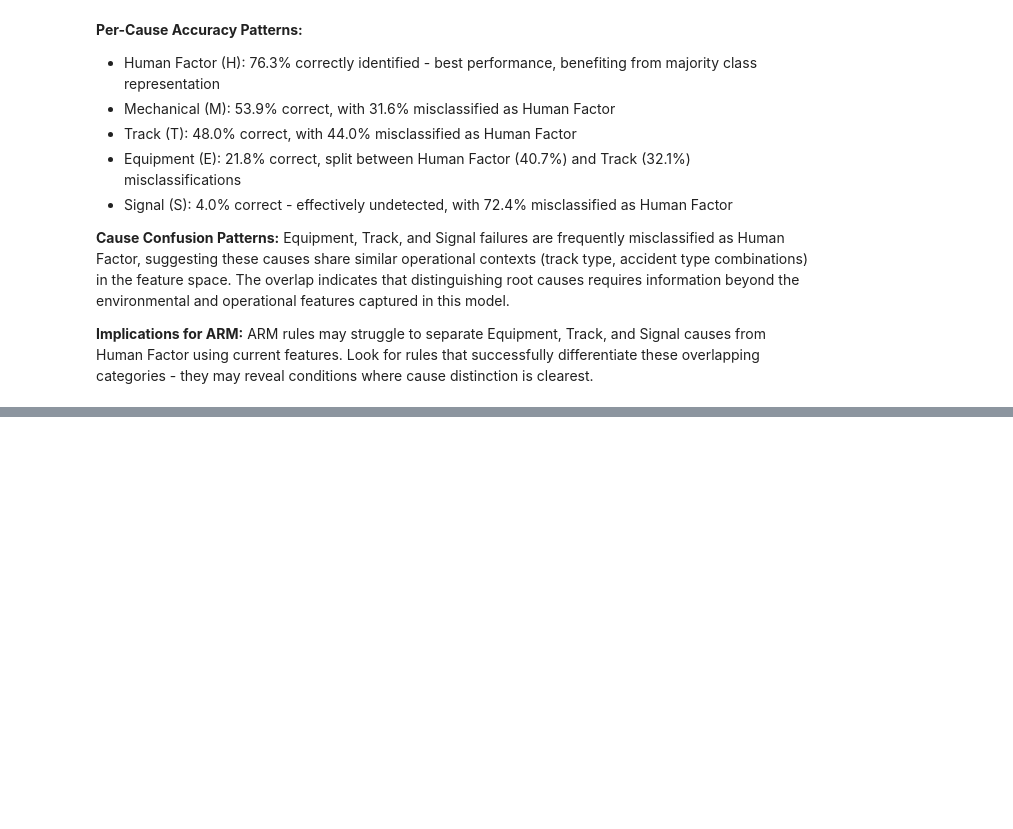
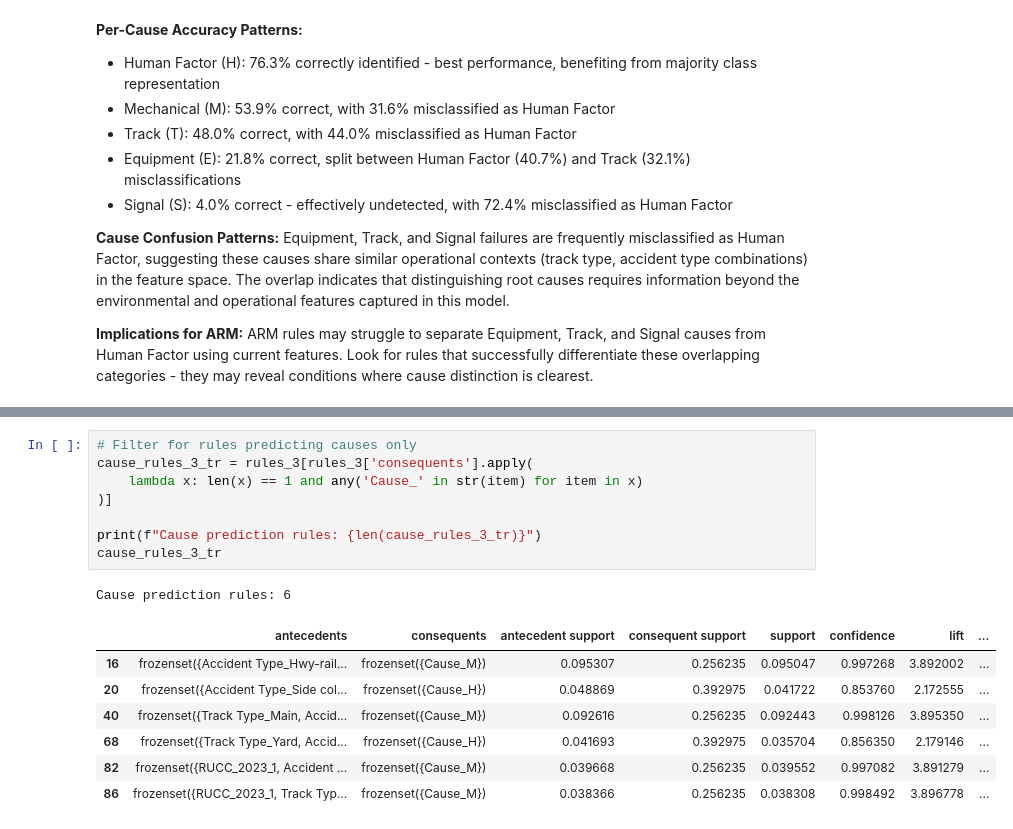
Before and after one commit to TimothyHHMai/rail-risk-census-analysis-521, a Jupyter notebook: notebooks/phase-3-arm-cba-modeling.ipynb, the cells around one changed output, grey strips where cells are left out. Cells and saved outputs as stored; diff of their text form; blank space fills up the shorter version.

```diff
--- a/notebooks/phase-3-arm-cba-modeling.ipynb
+++ b/notebooks/phase-3-arm-cba-modeling.ipynb
@@ -338,0 +428,17 @@ ARM rules may struggle to separate Equipment, Track, and Signal causes from Huma
+# %%
+# Filter for rules predicting causes only
+cause_rules_3_tr = rules_3[rules_3['consequents'].apply(
+    lambda x: len(x) == 1 and any('Cause_' in str(item) for item in x)
+)]
+
+print(f"Cause prediction rules: {len(cause_rules_3_tr)}")
+cause_rules_3_tr
+# %% [output]
+Cause prediction rules: 6
+|  | antecedents | consequents | antecedent support | consequent support | support | confidence | lift | ... |
+| 16 | frozenset({Accident Type_Hwy-rail... | frozenset({Cause_M}) | 0.095307 | 0.256235 | 0.095047 | 0.997268 | 3.892002 | ... |
+| 20 | frozenset({Accident Type_Side col... | frozenset({Cause_H}) | 0.048869 | 0.392975 | 0.041722 | 0.853760 | 2.172555 | ... |
+| 40 | frozenset({Track Type_Main, Accid... | frozenset({Cause_M}) | 0.092616 | 0.256235 | 0.092443 | 0.998126 | 3.895350 | ... |
+| 68 | frozenset({Track Type_Yard, Accid... | frozenset({Cause_H}) | 0.041693 | 0.392975 | 0.035704 | 0.856350 | 2.179146 | ... |
+| 82 | frozenset({RUCC_2023_1, Accident ... | frozenset({Cause_M}) | 0.039668 | 0.256235 | 0.039552 | 0.997082 | 3.891279 | ... |
+| 86 | frozenset({RUCC_2023_1, Track Typ... | frozenset({Cause_M}) | 0.038366 | 0.256235 | 0.038308 | 0.998492 | 3.896778 | ... |
```
Also changed, not shown: parts of 11 cells of this notebook, 1 other file.
